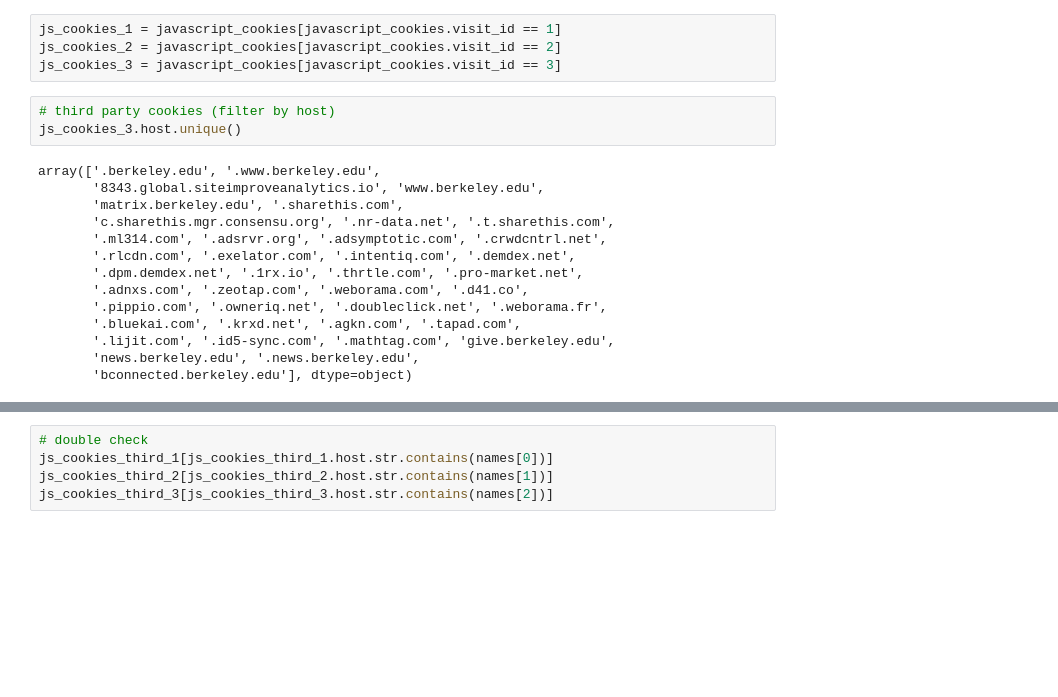
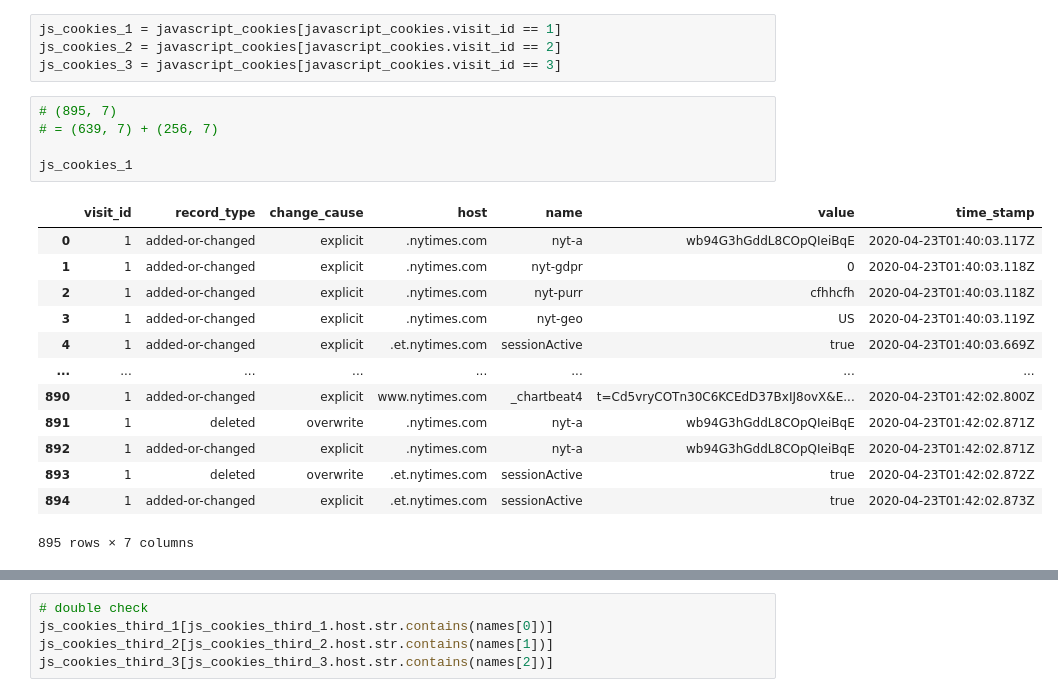
Before and after one commit to wenyi616/Cornell-Tech-Spec-Privacy-Spring2020, a Jupyter notebook: dataprocessing-Exp1.ipynb, the cells around one changed output, grey strips where cells are left out. Cells and saved outputs as stored; diff of their text form; blank space fills up the shorter version.

Commit message:
add First-party cookies

```diff
--- a/dataprocessing-Exp1.ipynb
+++ b/dataprocessing-Exp1.ipynb
@@ -35,20 +35,22 @@ cookies_dict = {
 js_cookies_1 = javascript_cookies[javascript_cookies.visit_id == 1]
 js_cookies_2 = javascript_cookies[javascript_cookies.visit_id == 2]
 js_cookies_3 = javascript_cookies[javascript_cookies.visit_id == 3]
-# %%
-# third party cookies (filter by host)
-js_cookies_3.host.unique()
-# %% [output]
-array(['.berkeley.edu', '.www.berkeley.edu',
-       '8343.global.siteimproveanalytics.io', 'www.berkeley.edu',
-       'matrix.berkeley.edu', '.sharethis.com',
-       'c.sharethis.mgr.consensu.org', '.nr-data.net', '.t.sharethis.com',
-       '.ml314.com', '.adsrvr.org', '.adsymptotic.com', '.crwdcntrl.net',
-       '.rlcdn.com', '.exelator.com', '.intentiq.com', '.demdex.net',
-       '.dpm.demdex.net', '.1rx.io', '.thrtle.com', '.pro-market.net',
-       '.adnxs.com', '.zeotap.com', '.weborama.com', '.d41.co',
-       '.pippio.com', '.owneriq.net', '.doubleclick.net', '.weborama.fr',
-       '.bluekai.com', '.krxd.net', '.agkn.com', '.tapad.com',
-       '.lijit.com', '.id5-sync.com', '.mathtag.com', 'give.berkeley.edu',
-       'news.berkeley.edu', '.news.berkeley.edu',
-       'bconnected.berkeley.edu'], dtype=object)
+# %%
+# (895, 7)
+# = (639, 7) + (256, 7)
+
+js_cookies_1
+# %% [output]
+|  | visit_id | record_type | change_cause | host | name | value | time_stamp |
+| 0 | 1 | added-or-changed | explicit | .nytimes.com | nyt-a | wb94G3hGddL8COpQIeiBqE | 2020-04-23T01:40:03.117Z |
+| 1 | 1 | added-or-changed | explicit | .nytimes.com | nyt-gdpr | 0 | 2020-04-23T01:40:03.118Z |
+| 2 | 1 | added-or-changed | explicit | .nytimes.com | nyt-purr | cfhhcfh | 2020-04-23T01:40:03.118Z |
+| 3 | 1 | added-or-changed | explicit | .nytimes.com | nyt-geo | US | 2020-04-23T01:40:03.119Z |
+| 4 | 1 | added-or-changed | explicit | .et.nytimes.com | sessionActive | true | 2020-04-23T01:40:03.669Z |
+| ... | ... | ... | ... | ... | ... | ... | ... |
+| 890 | 1 | added-or-changed | explicit | www.nytimes.com | _chartbeat4 | t=Cd5vryCOTn30C6KCEdD37BxIJ8ovX&E... | 2020-04-23T01:42:02.800Z |
+| 891 | 1 | deleted | overwrite | .nytimes.com | nyt-a | wb94G3hGddL8COpQIeiBqE | 2020-04-23T01:42:02.871Z |
+| 892 | 1 | added-or-changed | explicit | .nytimes.com | nyt-a | wb94G3hGddL8COpQIeiBqE | 2020-04-23T01:42:02.871Z |
+| 893 | 1 | deleted | overwrite | .et.nytimes.com | sessionActive | true | 2020-04-23T01:42:02.872Z |
+| 894 | 1 | added-or-changed | explicit | .et.nytimes.com | sessionActive | true | 2020-04-23T01:42:02.873Z |
+895 rows × 7 columns
```
Also changed, not shown: parts of 6 cells of this notebook, 45 other files.
